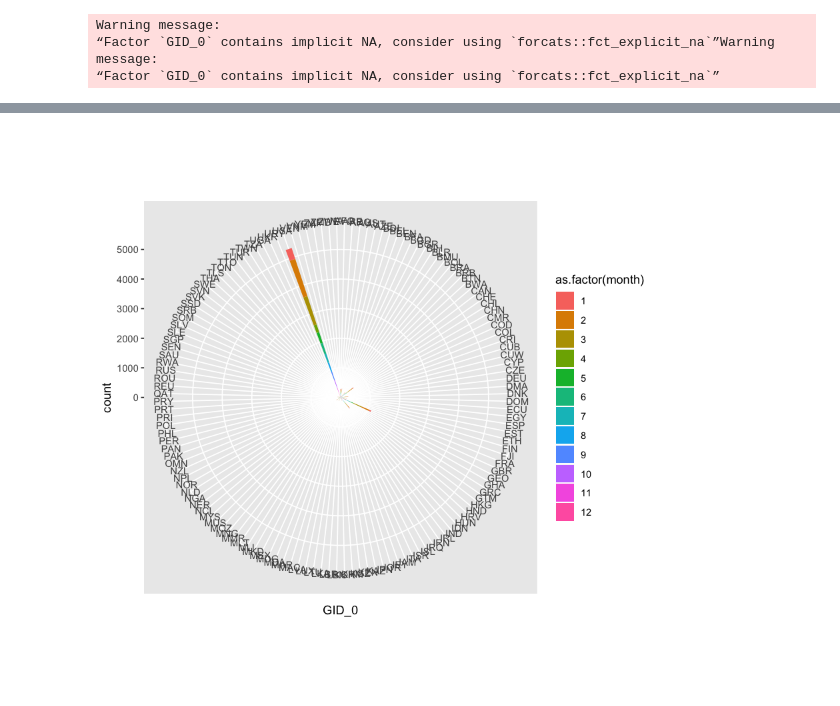
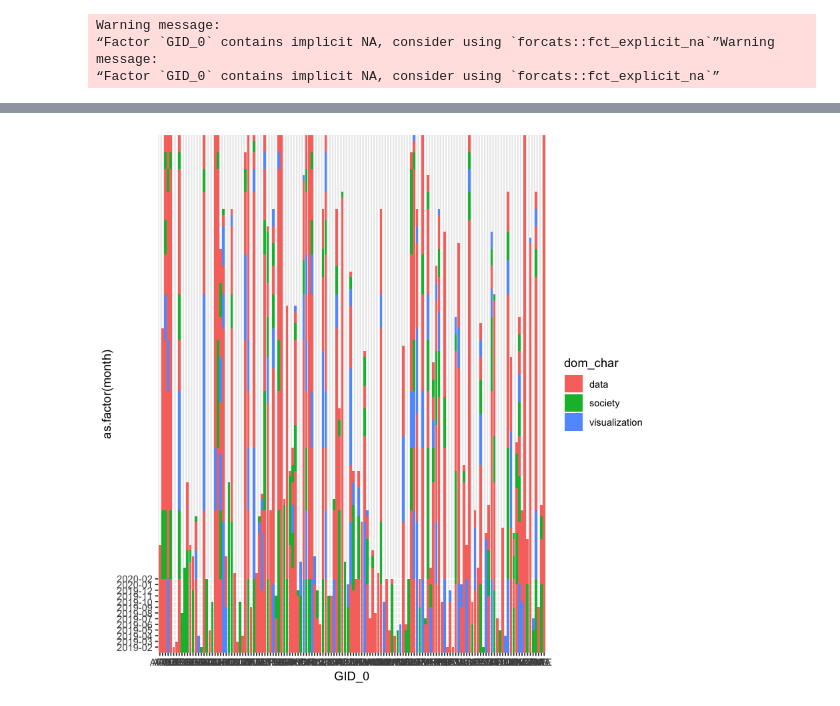
Before and after one commit to gretacv/dvs, a Jupyter notebook: year_challenge.ipynb, the cells around one changed output, grey strips where cells are left out. Drawn from its saved outputs; the diff is of its cells as text; code cells hidden in the pictures.

Commit message:
more ggplot, including tiles

```diff
--- a/year_challenge.ipynb
+++ b/year_challenge.ipynb
@@ -455,0 +447,2 @@ ggplot(tips, aes(x= day,  group=sex)) +
+# %%
+d_all$character = as.factor(d_all$character)
@@ -455,0 +451,7 @@ ggplot(tips, aes(x= day,  group=sex)) +
+# %%
+dd = d_all %>%
+    select(-lat,-long, -data, -visualization, -society, -date, -week)
+months = unique(dd$month)
+# %%
+getmode <- function(x) {names(which.max(table(x)))
+}
@@ -455,0 +496,13 @@ ggplot(tips, aes(x= day,  group=sex)) +
+# %%
+res_list = list()
+for (m in 1:length(months)){
+    mm = months[1:m]
+    d2 = dd %>%
+        filter(month %in% mm) %>%
+        group_by(GID_0) %>%
+        summarize(dom_char= getmode(character))
+    res_list[[m]]=d2
+    names(res_list)[m] = months[m]
+}
+res = ldply(res_list, .id = "month")
+res$dom_char = as.factor(res$dom_char)
@@ -456,6 +524,5 @@ ggplot(tips, aes(x= day,  group=sex)) +
 # %%
-ggplot(data=country_perc_month)+
-    geom_col(aes( x=GID_0, fill=as.factor(month), y=count))+
-coord_polar()
+ggplot(data = res ) +
+    geom_col(aes(x=GID_0, y= as.factor(month), fill = dom_char))
 # %% [output]
-[figure, old version]
+[figure, new version]
```
Also changed, not shown: parts of 13 cells of this notebook.
